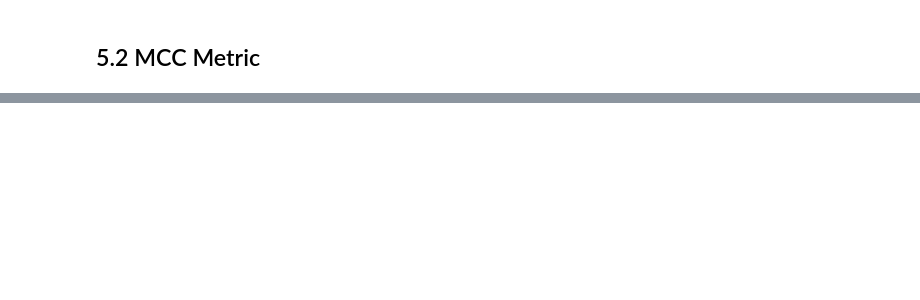
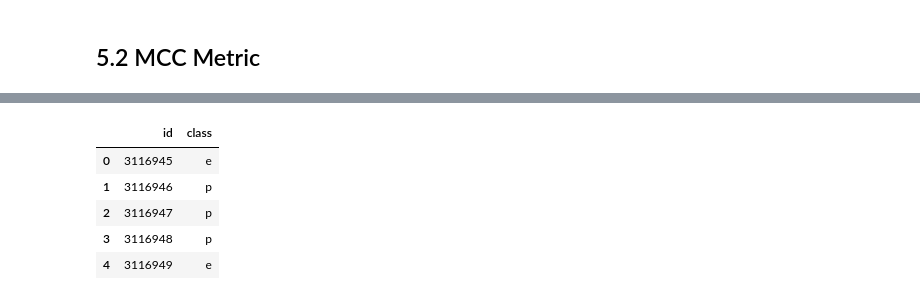
Before and after one commit to mtinglof/Kaggle-Playground-S04-EP08, a Jupyter notebook: i-don-t-feel-so-good.ipynb, the cells around one changed output, grey strips where cells are left out. Saved outputs shown, nothing was run; the diff lists cells and outputs as text; code cells hidden in the pictures; blank space fills up the shorter version.

```diff
--- a/i-don-t-feel-so-good.ipynb
+++ b/i-don-t-feel-so-good.ipynb
@@ -203,8 +211,7 @@ def rewrite_values(df, threshold=0.1):
         if df[column].dtype == 'object':
             total_count = df[column].notna().sum()
             value_counts = df[column].value_counts()
-            replace_dict = {value: 'not' if count / total_count < (threshold / 100) else value
-                            for value, count in value_counts.items()}
+            replace_dict = {value: 'not' if count / total_count < (threshold / 100) else value for value, count in value_counts.items()}
             df[column] = df[column].map(replace_dict).fillna('null')
 
 rewrite_values(train_df)
@@ -365,0 +437,15 @@ Test Metrics: 0.9811306595802307
+# %%
+test_ids = test_df['id']
+test_features = test_df.drop(columns=['id'])
+
+df_prod = data_pipeline(test_features)
+predictions = model.predict(df_prod)
+
+predicted_classes = (predictions > 0.5).astype(int)
+submission_df = pd.DataFrame({
+    'id': test_ids,
+    'class' : pd.Series(predicted_classes.flatten()).map({1: "e", 0: "p"})
+})
+
+submission_df.head()
+# %% [output]
@@ -365,0 +453,6 @@ Test Metrics: 0.9811306595802307
+|  | id | class |
+| 0 | 3116945 | e |
+| 1 | 3116946 | p |
+| 2 | 3116947 | p |
+| 3 | 3116948 | p |
+| 4 | 3116949 | e |
```
Also changed, not shown: parts of 29 cells of this notebook.
